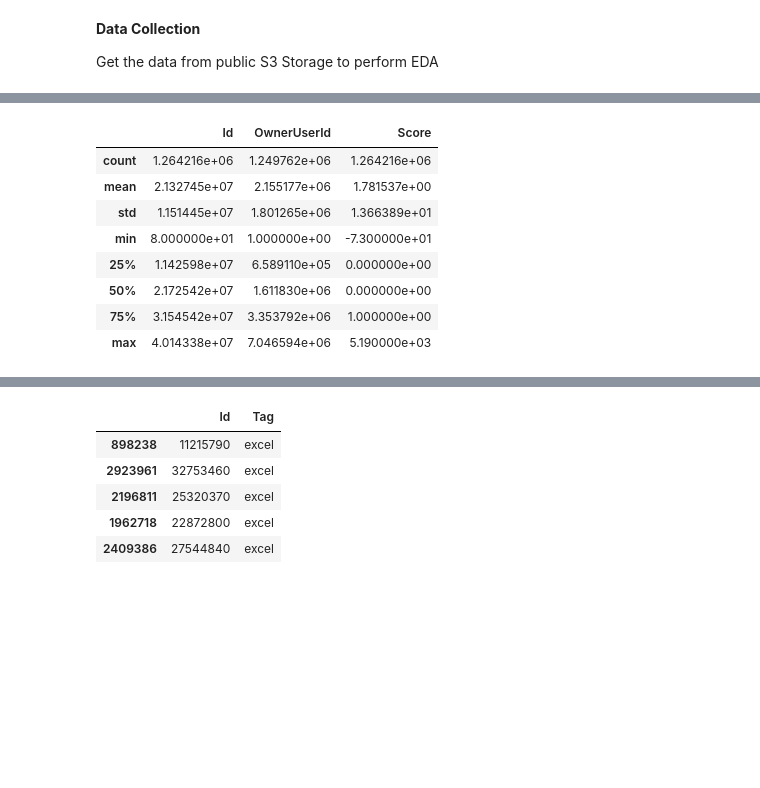
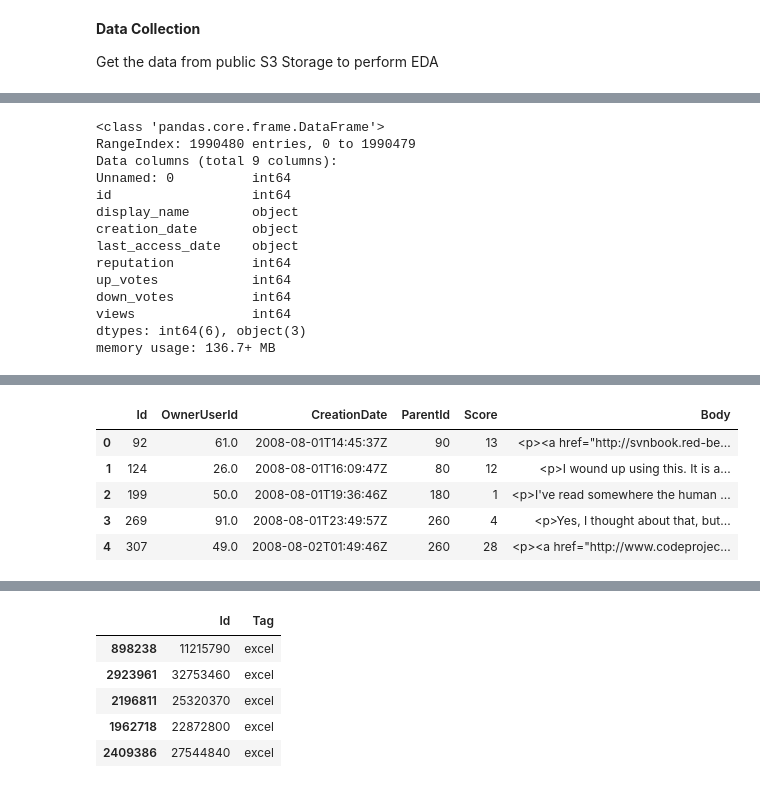
Before and after one commit to KarthikeyanVenkataraman/edastackoverflow, a Jupyter notebook: StackOverFlow_Draft.ipynb, the cells around one changed output, grey strips where cells are left out. Cells and saved outputs as stored; diff of their text form; code cells hidden in the pictures; blank space fills up the shorter version.

```diff
--- a/StackOverFlow_Draft.ipynb
+++ b/StackOverFlow_Draft.ipynb
@@ -45,3 +75,20 @@ memory usage: 67.5+ MB
+# %%
+inpUsers.info()
+# %% [output]
+<class 'pandas.core.frame.DataFrame'>
+RangeIndex: 1990480 entries, 0 to 1990479
+Data columns (total 9 columns):
+Unnamed: 0          int64
+id                  int64
+display_name        object
+creation_date       object
+last_access_date    object
+reputation          int64
+up_votes            int64
+down_votes          int64
+views               int64
+dtypes: int64(6), object(3)
+memory usage: 136.7+ MB
 # %%
 inpQues.head(5)
 # %% [output]
@@ -51,15 +98,12 @@ inpQues.head(5)
 | 2 | 120 | 83.0 | 2008-08-01T15:50:08Z | NaN | 21 | ASP.NET Site Maps | <p>Has anyone got experience crea... |
 | 3 | 180 | 2089740.0 | 2008-08-01T18:42:19Z | NaN | 53 | Function for creating color wheels | <p>This is something I've pseudo-... |
 | 4 | 260 | 91.0 | 2008-08-01T23:22:08Z | NaN | 49 | Adding scripting functionality to... | <p>I have a little game written i... |
-# %%
-inpQues.describe()
-# %% [output]
-|  | Id | OwnerUserId | Score |
-| count | 1.264216e+06 | 1.249762e+06 | 1.264216e+06 |
-| mean | 2.132745e+07 | 2.155177e+06 | 1.781537e+00 |
-| std | 1.151445e+07 | 1.801265e+06 | 1.366389e+01 |
-| min | 8.000000e+01 | 1.000000e+00 | -7.300000e+01 |
-| 25% | 1.142598e+07 | 6.589110e+05 | 0.000000e+00 |
-| 50% | 2.172542e+07 | 1.611830e+06 | 0.000000e+00 |
-| 75% | 3.154542e+07 | 3.353792e+06 | 1.000000e+00 |
-| max | 4.014338e+07 | 7.046594e+06 | 5.190000e+03 |
+# %%
+inpAns.head(5)
+# %% [output]
+|  | Id | OwnerUserId | CreationDate | ParentId | Score | Body |
+| 0 | 92 | 61.0 | 2008-08-01T14:45:37Z | 90 | 13 | <p><a href="http://svnbook.red-be... |
+| 1 | 124 | 26.0 | 2008-08-01T16:09:47Z | 80 | 12 | <p>I wound up using this. It is a... |
+| 2 | 199 | 50.0 | 2008-08-01T19:36:46Z | 180 | 1 | <p>I've read somewhere the human ... |
+| 3 | 269 | 91.0 | 2008-08-01T23:49:57Z | 260 | 4 | <p>Yes, I thought about that, but... |
+| 4 | 307 | 49.0 | 2008-08-02T01:49:46Z | 260 | 28 | <p><a href="http://www.codeprojec... |
```
Also changed, not shown: parts of 19 cells of this notebook.
